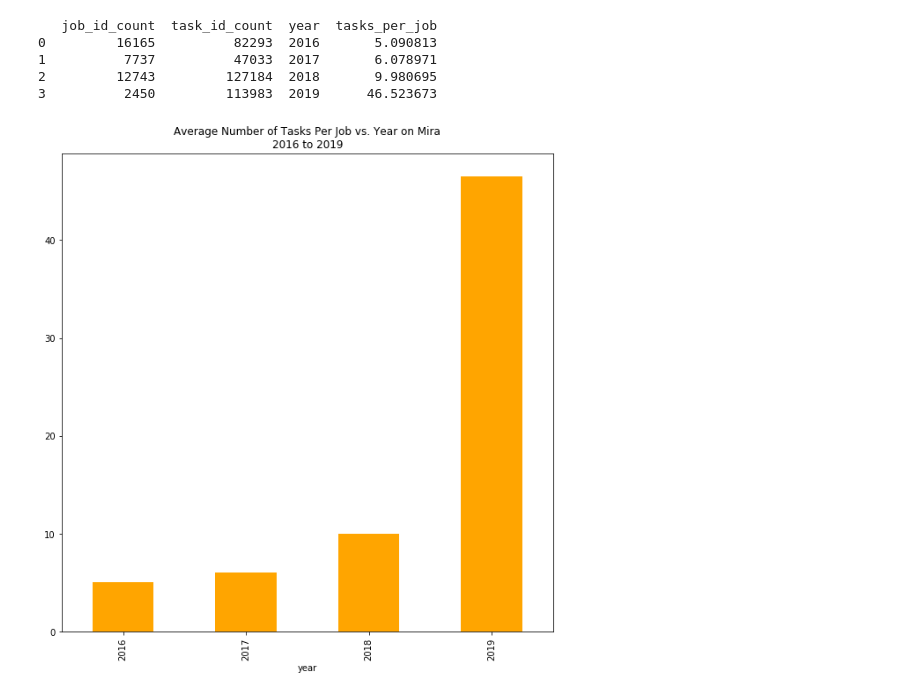
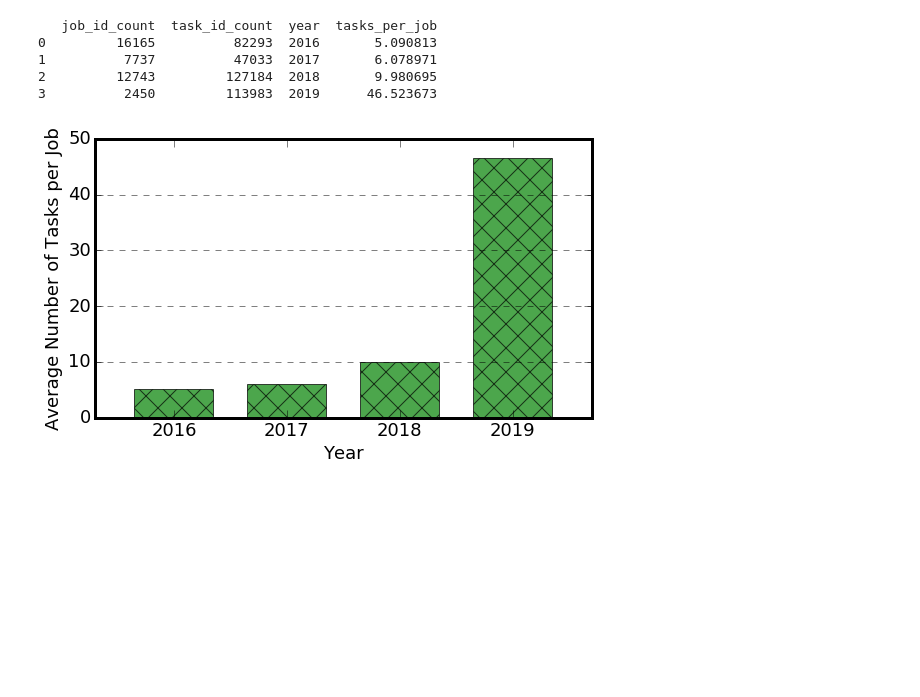
Before and after one commit to LuckierDodge/alcf-jupyter-notebooks, a Jupyter notebook: rlewis_nb/workflow_vs_hpc_new.ipynb, the cells around one changed output. Cells and saved outputs as stored; diff of their text form; code cells hidden in the pictures; blank space fills up the shorter version.

```diff
--- a/rlewis_nb/workflow_vs_hpc_new.ipynb
+++ b/rlewis_nb/workflow_vs_hpc_new.ipynb
@@ -1,10 +1,29 @@
 # %%
-import pandas as pd
+from __future__ import division
 import numpy as np
 from matplotlib import pyplot as plt
-pd.options.display.max_columns = 300
+import glob, operator, time, shutil, scipy, sys
+import pandas as pd
+
+pd.set_option('display.max_columns', 100)
+plt.style.use('classic')
+# %%
+def new_fig(figsize=(8.9, 5)):
+    plt.close()
+    fig = plt.figure(figsize=figsize)
+    ax = fig.add_subplot(111)
+    for axis in ['top','bottom','left','right']:
+        ax.spines[axis].set_linewidth(3)
+    ax.yaxis.grid(linestyle='--')
+    for tick in ax.xaxis.get_major_ticks():
+        tick.label.set_fontsize(18)
+    for tick in ax.yaxis.get_major_ticks():
+        tick.label.set_fontsize(18)
+    for line in ax.get_xticklines() + ax.get_yticklines():
+        line.set_markersize(8)
+    return ax
 # %%
-df = pd.read_csv('data/composed/mira_all.csv')
+df = pd.read_csv('../data/composed/mira_all.csv')
 # %%
 # data_2015 = df[df.START_TIMESTAMP >= '2015-01-01 00:00:00'][df.START_TIMESTAMP < '2016-01-01 00:00:00']
 data_2016 = df[df.START_TIMESTAMP >= '2016-01-01 00:00:00'][df.START_TIMESTAMP < '2017-01-01 00:00:00']
@@ -36,16 +55,22 @@ print(averageData)
 1          7737          47033  2017       6.078971
 2         12743         127184  2018       9.980695
 3          2450         113983  2019      46.523673
-# %%
-%matplotlib inline
-averageData.plot(x="year",
-                 y="tasks_per_job",
-                 kind='bar',
-#                  title="Average Number of Tasks Per Job vs. Year on Mira\n2015 to 2019",
-                 title="Average Number of Tasks Per Job vs. Year on Mira\n2016 to 2019",
-                 figsize=(10,10),
-                 color='orange',
-                 legend=False)
-plt.savefig('figure/avg_task_per_job.png')
-# %% [output]
-[figure, removed]
+# %%
+%matplotlib inline
+ax = new_fig()
+width = .7
+plt.bar(x = averageData["year"],
+        height = averageData["tasks_per_job"],
+        width = width,
+        align = 'center',
+        color = 'green',
+        hatch = 'x',
+        alpha = .7
+        )
+plt.xlim(left = -width, right = len(averageData["year"])- (1 - width))
+plt.xlabel('Year', fontsize=18)
+plt.ylabel('Average Number of Tasks per Job', fontsize=18)
+plt.savefig('../figure/avg_task_per_job.pdf', bbox_inches='tight')
+plt.show()
+# %% [output]
+[figure, added]
```
Also changed, not shown: parts of 9 cells of this notebook, 8 other files.
